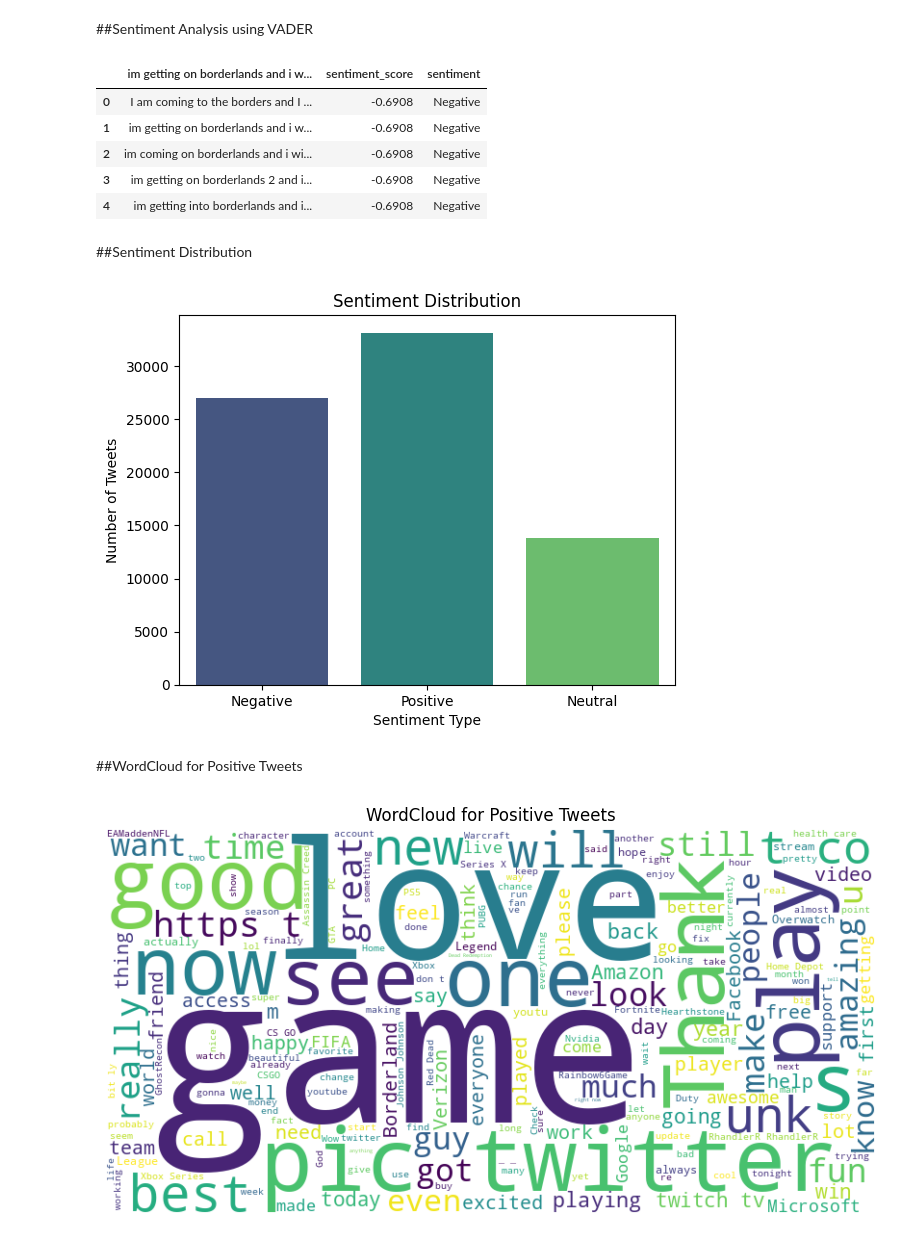
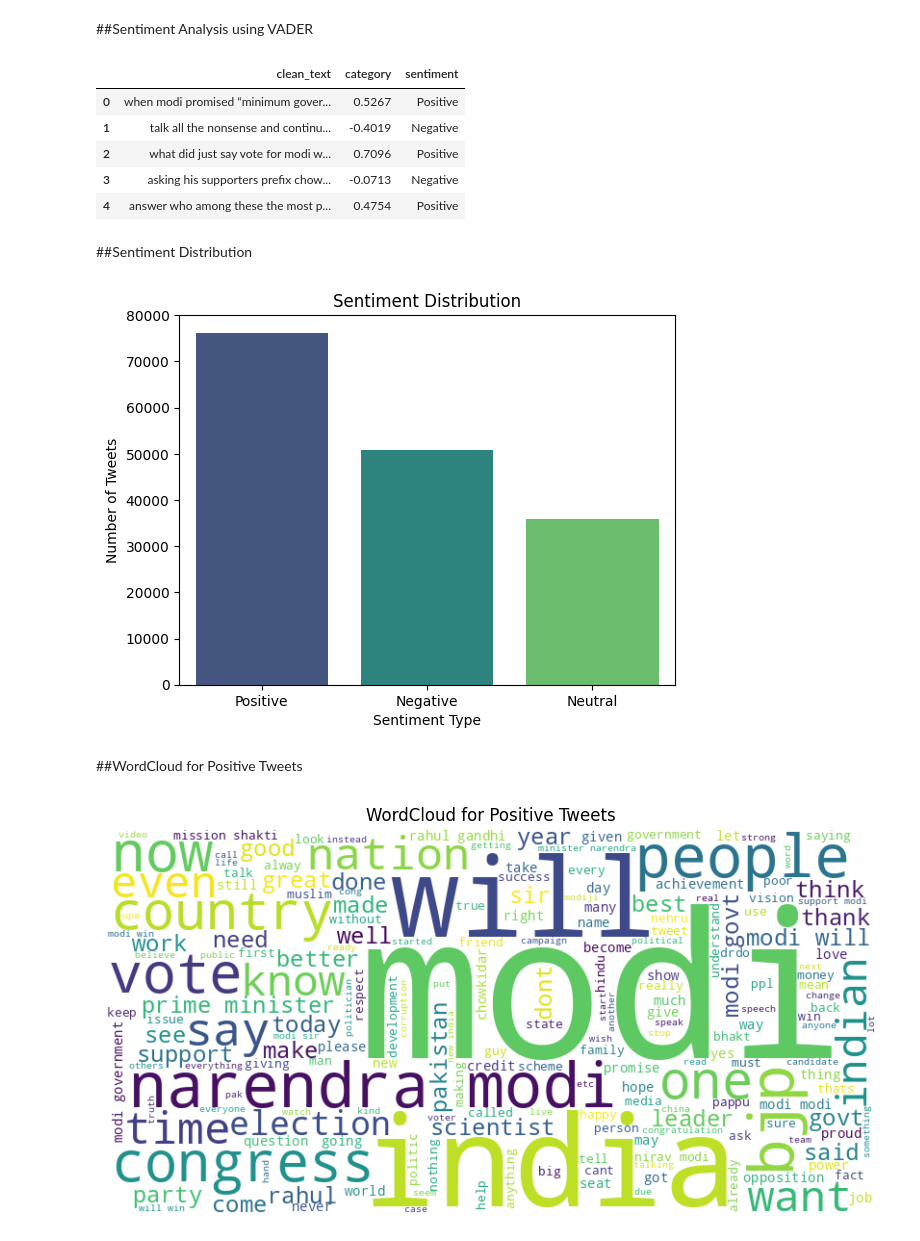
Before and after one commit to chandrika1004/PRODIGY_DS_04, a Jupyter notebook: Task4.ipynb, the cells around one changed output. Drawn from its saved outputs; the diff is of its cells as text; code cells hidden in the pictures.

```diff
--- a/Task4.ipynb
+++ b/Task4.ipynb
@@ -16,6 +16,6 @@ from nltk.sentiment.vader import SentimentIntensityAnalyzer
 # %% [markdown]
 ##Loading the dataset
 # %%
-twitter=pd.read_csv('twitter_training.csv')
+twitter=pd.read_csv('Twitter_Data.csv')
 twitter
 # %% [output]
@@ -43,6 +41,6 @@ Index(['2401', 'Borderlands', 'Positive',
 # %%
 twitter.info()
 twitter.isnull().sum()
-twitter=twitter.dropna(subset=['im getting on borderlands and i will murder you all ,'])
+twitter=twitter.dropna(subset=['clean_text'])
 # %% [output]
 <class 'pandas.core.frame.DataFrame'>
@@ -61,7 +57,7 @@ memory usage: 2.3+ MB
 # %%
 twitter=twitter.copy()
 sia=SentimentIntensityAnalyzer()
-twitter.loc[:,'sentiment_score']=twitter['im getting on borderlands and i will murder you all ,'].apply(lambda x:sia.polarity_scores(x)['compound'])
+twitter.loc[:,'category']=twitter['clean_text'].apply(lambda x:sia.polarity_scores(x)['compound'])
 def get_sentiment(score):
   if score>0.05:
     return 'Positive'
@@ -69,15 +65,15 @@ def get_sentiment(score):
     return 'Negative'
   else:
     return 'Neutral'
-twitter.loc[:,'sentiment']=twitter['sentiment_score'].apply(get_sentiment)
-twitter[['im getting on borderlands and i will murder you all ,','sentiment_score','sentiment']].head()
+twitter.loc[:,'sentiment']=twitter['category'].apply(get_sentiment)
+twitter[['clean_text','category','sentiment']].head()
 # %% [output]
-|  | im getting on borderlands and i w... | sentiment_score | sentiment |
-| 0 | I am coming to the borders and I ... | -0.6908 | Negative |
-| 1 | im getting on borderlands and i w... | -0.6908 | Negative |
-| 2 | im coming on borderlands and i wi... | -0.6908 | Negative |
-| 3 | im getting on borderlands 2 and i... | -0.6908 | Negative |
-| 4 | im getting into borderlands and i... | -0.6908 | Negative |
+|  | clean_text | category | sentiment |
+| 0 | when modi promised “minimum gover... | 0.5267 | Positive |
+| 1 | talk all the nonsense and continu... | -0.4019 | Negative |
+| 2 | what did just say vote for modi w... | 0.7096 | Positive |
+| 3 | asking his supporters prefix chow... | -0.0713 | Negative |
+| 4 | answer who among these the most p... | 0.4754 | Positive |
 # %% [markdown]
 ##Sentiment Distribution
 # %%
@@ -87,18 +83,16 @@ plt.xlabel('Sentiment Type')
 plt.ylabel('Number of Tweets')
 plt.show()
 # %% [output]
-[figure, old version]
+[figure, new version]
 # %% [markdown]
 ##WordCloud for Positive Tweets
 # %%
-positive_tweets=twitter[twitter['sentiment']=='Positive']['im getting on borderlands and i will murder you all ,'].astype(str).str.cat(sep='')
-custom_stopwords=set(STOPWORDS)
-custom_stopwords.update(["fucking","fuck","shit","damn","ass"])
-wordcloud=WordCloud(background_color='white',width=800,height=400,stopwords=custom_stopwords,colormap='viridis').generate(positive_tweets)
+positive_tweets=twitter[twitter['sentiment']=='Positive']['clean_text'].astype(str).str.cat(sep='')
+wordcloud=WordCloud(background_color='white',width=800,height=400,colormap='viridis').generate(positive_tweets)
 plt.figure(figsize=(10,5))
 plt.imshow(wordcloud,interpolation='bilinear')
 plt.axis("off")
 plt.title('WordCloud for Positive Tweets')
 plt.show()
 # %% [output]
-[figure, old version]
+[figure, new version]
```
Also changed, not shown: parts of 4 cells of this notebook.
